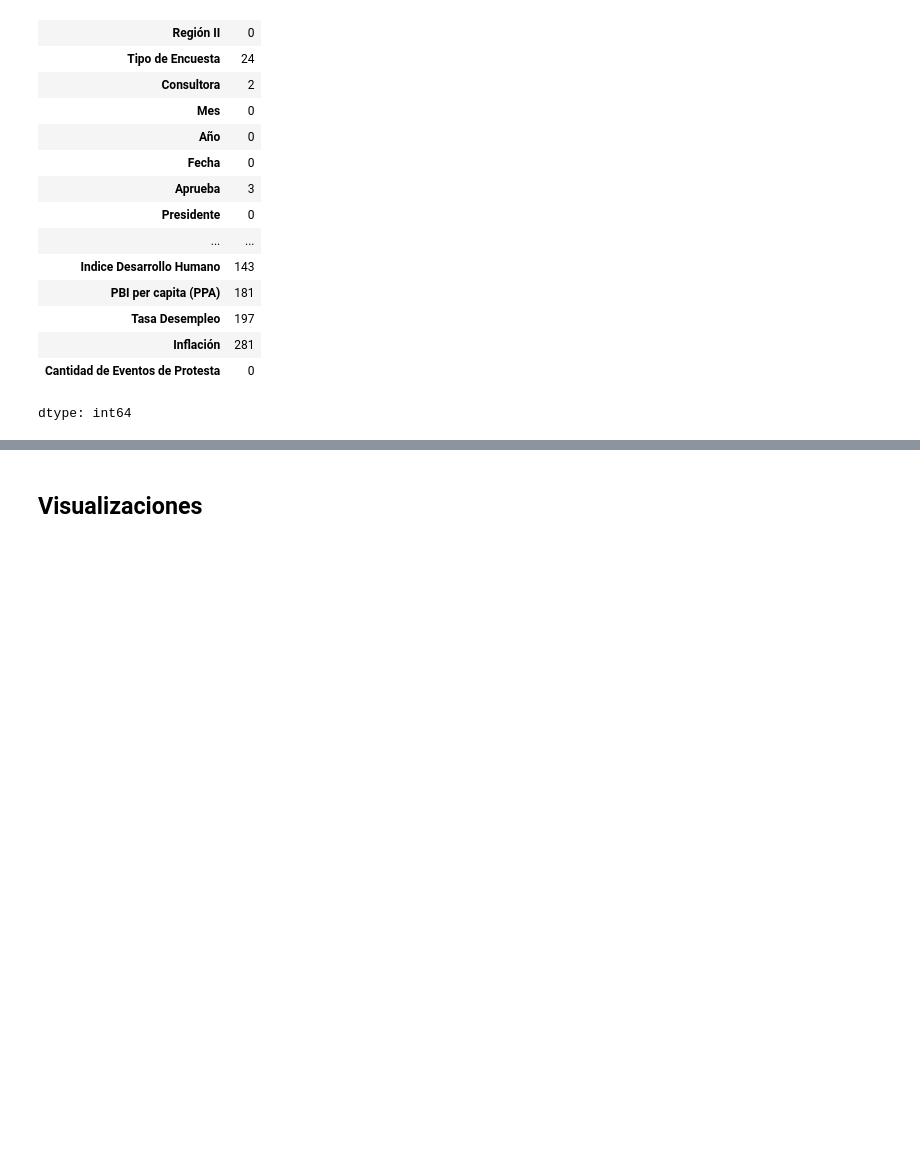
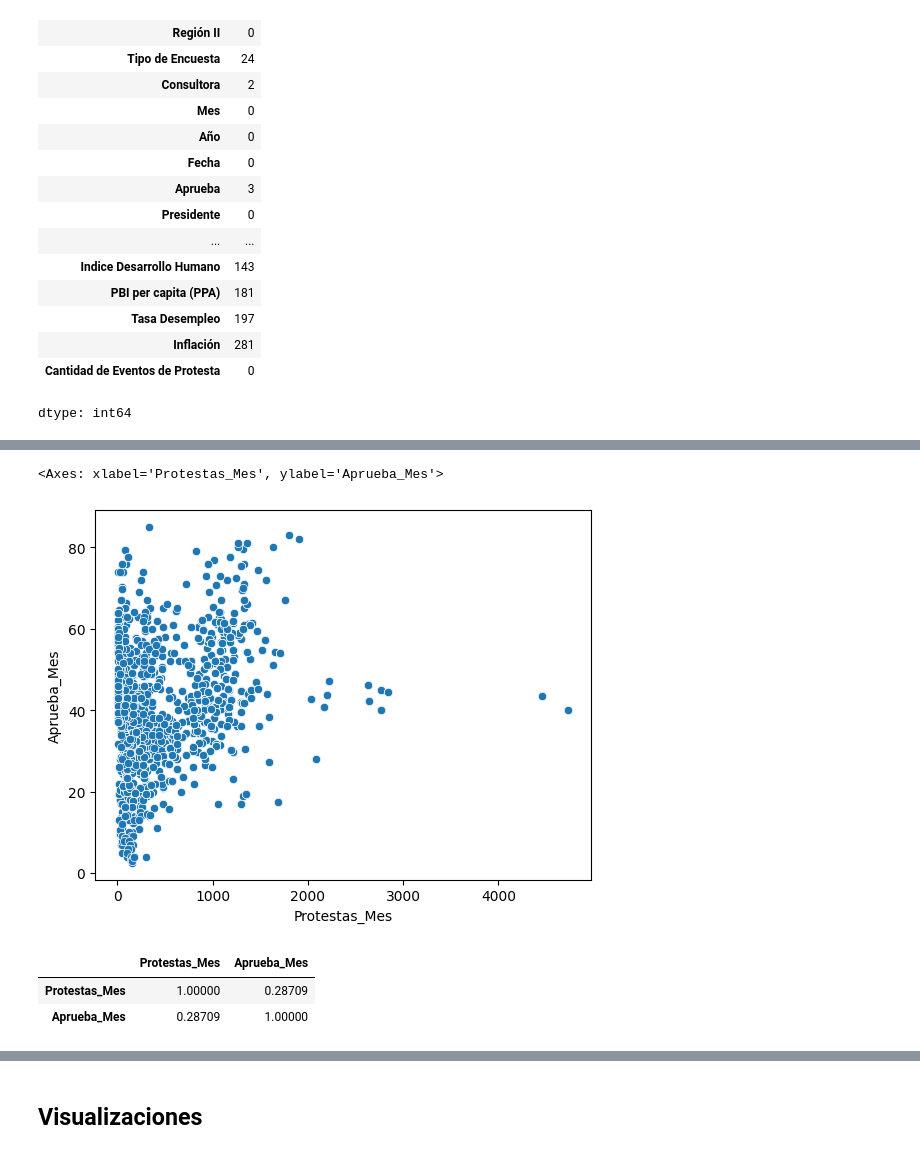
Before and after one commit to Claudio-Ferriz/Proyecto-AP-PS, a Jupyter notebook: Proyecto_AP_PS.ipynb, the cells around one changed output, grey strips where cells are left out. Cells and saved outputs as stored; diff of their text form; code cells hidden in the pictures; blank space fills up the shorter version.

```diff
--- a/Proyecto_AP_PS.ipynb
+++ b/Proyecto_AP_PS.ipynb
@@ -246,0 +295,14 @@ dtype: int64
+# %%
+# Para incluir en el df_ap_ps_2 las columnas excluidas de df_ap_ps para un
+# analisis multivariable y de r cuadrado se genera este nuevo dataframe. Aclarar
+# que si bien mantiene los registros de df_ap_ps traera valores de AP y PS
+# repetidos, pero que no afectaran a las correlaciones. Aunque reforzaran algunos
+# valores ya que si bien Aprueba_Mes y Protestas_Mes seran los mismos, puede
+# haber de un registro a más de uno
+
+
+df_ap_ps['Aprueba_Mes'] = df_ap_ps.groupby(['Mes','Año','País'])['Aprueba'].transform('mean')
+
+df_ap_ps['Protestas_Mes'] = df_ap_ps.groupby(['Mes','Año','País'])['Cantidad de Eventos de Protesta'].transform('first')
+
+df_ap_ps
@@ -246,0 +343,11 @@ dtype: int64
+# %%
+sns.scatterplot(data=df_ap_ps, x='Protestas_Mes', y='Aprueba_Mes')
+# %% [output]
+<Axes: xlabel='Protestas_Mes', ylabel='Aprueba_Mes'>
+[figure, added]
+# %%
+df_ap_ps[['Protestas_Mes', 'Aprueba_Mes']].corr()
+# %% [output]
+|  | Protestas_Mes | Aprueba_Mes |
+| Protestas_Mes | 1.00000 | 0.28709 |
+| Aprueba_Mes | 0.28709 | 1.00000 |
```
Also changed, not shown: parts of 8 cells of this notebook.
